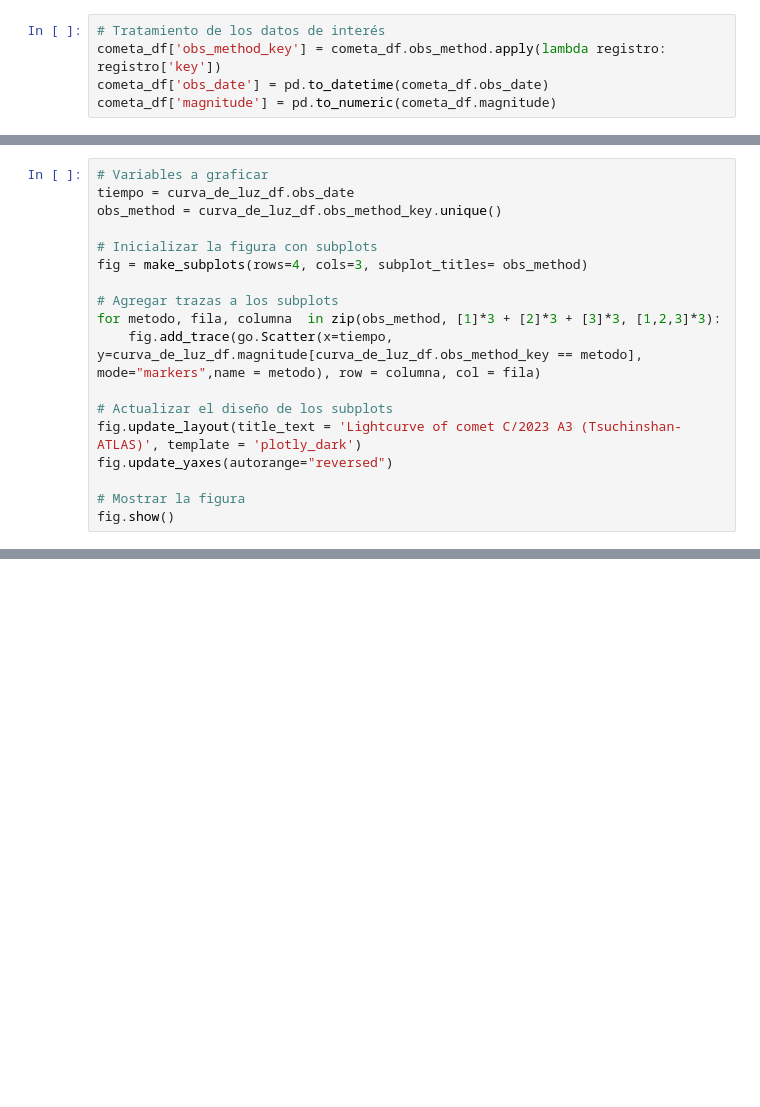
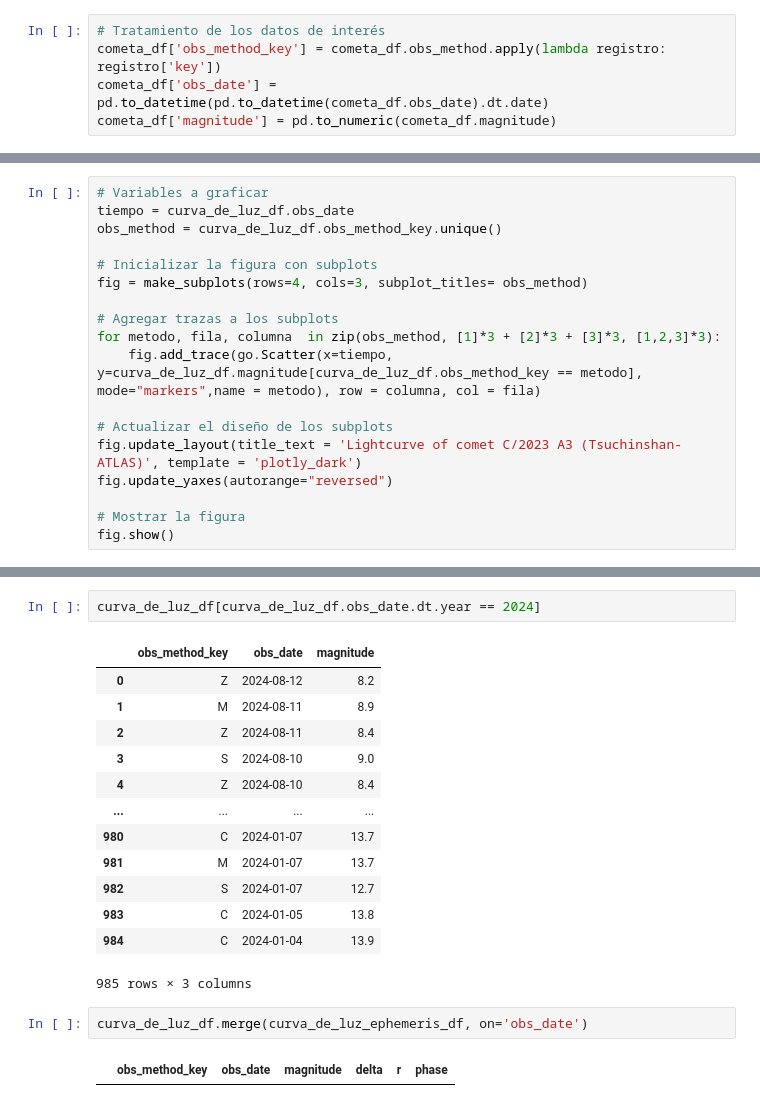
Before and after one commit to sperezp23/Cometa_C_2023_T_ATLAS, a Jupyter notebook: cometa_Cobs_API.ipynb, the cells around one changed output, grey strips where cells are left out. Drawn from its saved outputs; the diff is of its cells as text; blank space fills up the shorter version.

```diff
--- a/cometa_Cobs_API.ipynb
+++ b/cometa_Cobs_API.ipynb
@@ -66,7 +86,7 @@ Variables: 48
 # %%
 # Tratamiento de los datos de interés
 cometa_df['obs_method_key'] = cometa_df.obs_method.apply(lambda registro: registro['key'])
-cometa_df['obs_date'] = pd.to_datetime(cometa_df.obs_date)
+cometa_df['obs_date'] = pd.to_datetime(pd.to_datetime(cometa_df.obs_date).dt.date)
 cometa_df['magnitude'] = pd.to_numeric(cometa_df.magnitude)
 # %%
 # Info de nuevo data frame
@@ -206,0 +228,20 @@ curva_de_luz_ephemeris_df
+# %%
+curva_de_luz_df[curva_de_luz_df.obs_date.dt.year == 2024]
+# %% [output]
+|  | obs_method_key | obs_date | magnitude |
+| 0 | Z | 2024-08-12 | 8.2 |
+| 1 | M | 2024-08-11 | 8.9 |
+| 2 | Z | 2024-08-11 | 8.4 |
+| 3 | S | 2024-08-10 | 9.0 |
+| 4 | Z | 2024-08-10 | 8.4 |
+| ... | ... | ... | ... |
+| 980 | C | 2024-01-07 | 13.7 |
+| 981 | M | 2024-01-07 | 13.7 |
+| 982 | S | 2024-01-07 | 12.7 |
+| 983 | C | 2024-01-05 | 13.8 |
+| 984 | C | 2024-01-04 | 13.9 |
+985 rows × 3 columns
+# %%
+curva_de_luz_df.merge(curva_de_luz_ephemeris_df, on='obs_date')
+# %% [output]
+|  | obs_method_key | obs_date | magnitude | delta | r | phase |
```
Also changed, not shown: parts of 12 cells of this notebook.
